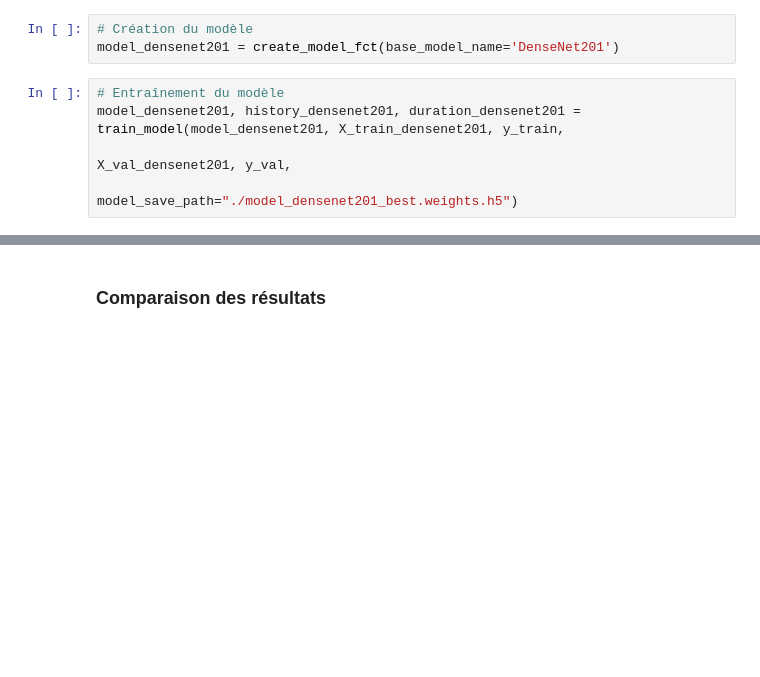
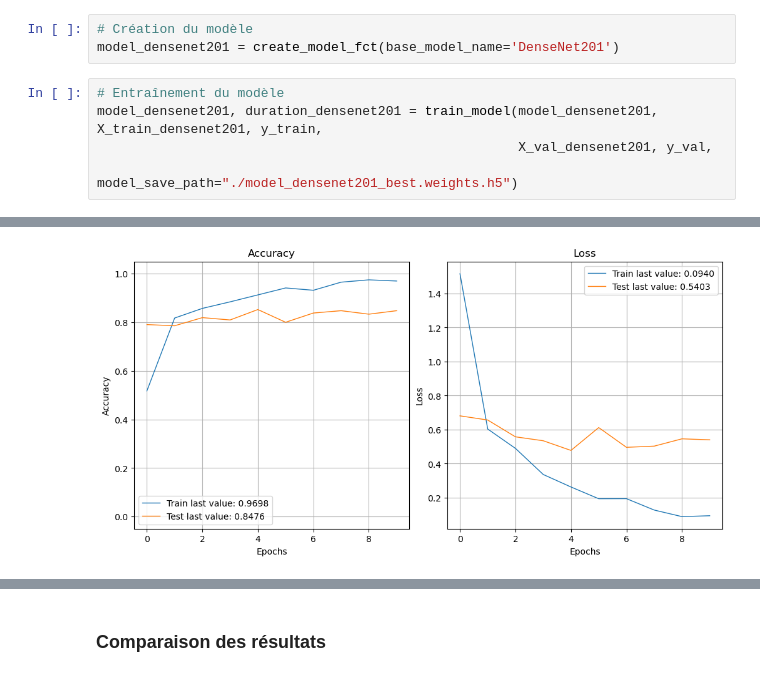
Before and after one commit to Stely-data/OC-Projet-6, a Jupyter notebook: Deveau_Estelle_5_notebook_img_classification_042024.ipynb, the cells around one changed output, grey strips where cells are left out. Saved outputs shown, nothing was run; the diff lists cells and outputs as text; blank space fills up the shorter version.

```diff
--- a/Deveau_Estelle_5_notebook_img_classification_042024.ipynb
+++ b/Deveau_Estelle_5_notebook_img_classification_042024.ipynb
@@ -268,8 +270,8 @@ X_train_densenet201, X_val_densenet201, X_test_densenet201 = prepare_data(paths_
 model_densenet201 = create_model_fct(base_model_name='DenseNet201')
 # %%
 # Entraînement du modèle
-model_densenet201, history_densenet201, duration_densenet201 = train_model(model_densenet201, X_train_densenet201, y_train,
-                                                                           X_val_densenet201, y_val,
-                                                                           model_save_path="./model_densenet201_best.weights.h5")
+model_densenet201, duration_densenet201 = train_model(model_densenet201, X_train_densenet201, y_train,
+                                                      X_val_densenet201, y_val,
+                                                      model_save_path="./model_densenet201_best.weights.h5")
 # %% [output]
 Epoch 1/50
@@ -292,3 +294,4 @@ Epoch 8: early stopping
+[figure, added]
 # %%
 # Évaluation du modèle
 loss_densenet201, accuracy_densenet201, ari_score_densenet201 = evaluate_model(model_densenet201, X_train_densenet201,
```
Also changed, not shown: parts of 27 cells of this notebook, 3 other files.
